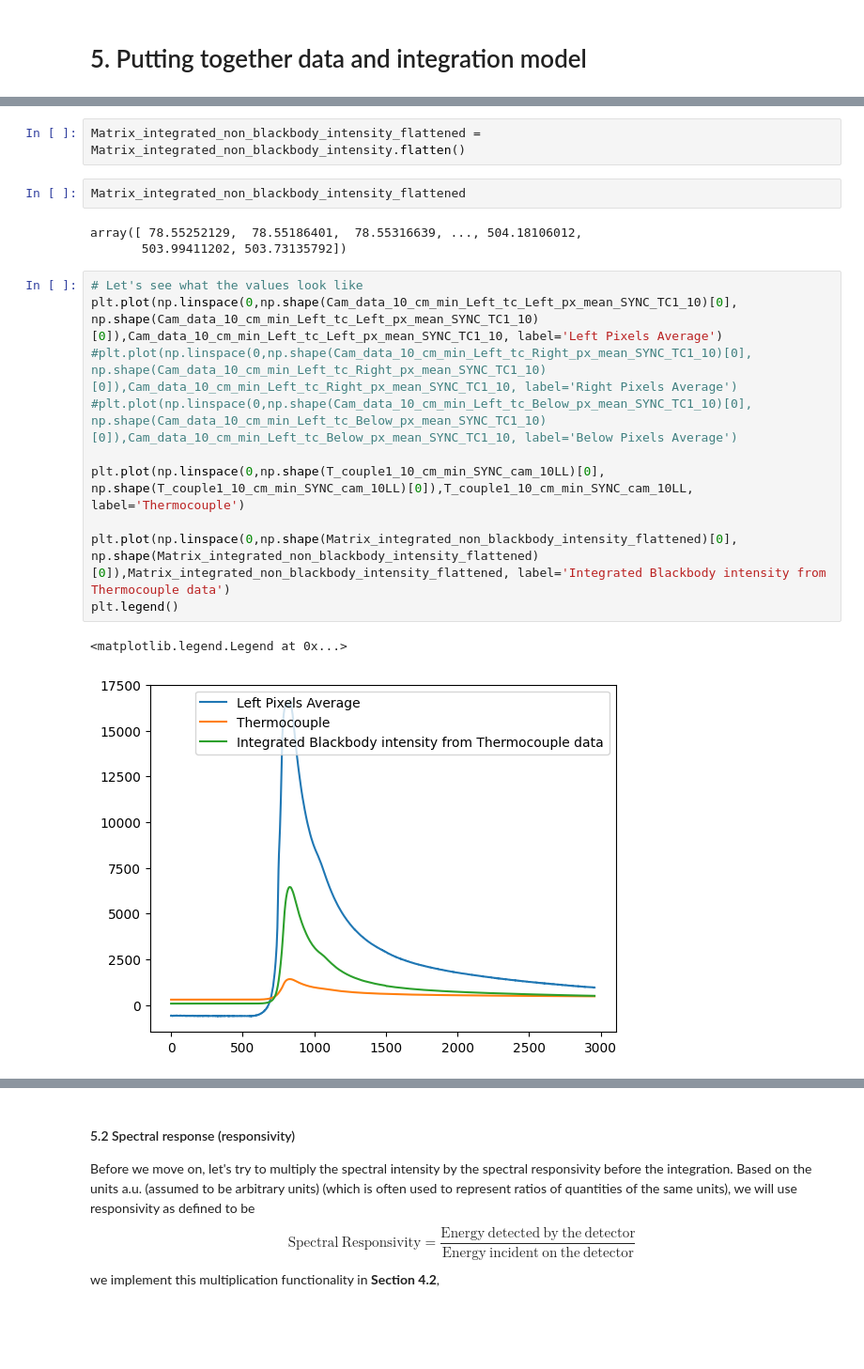
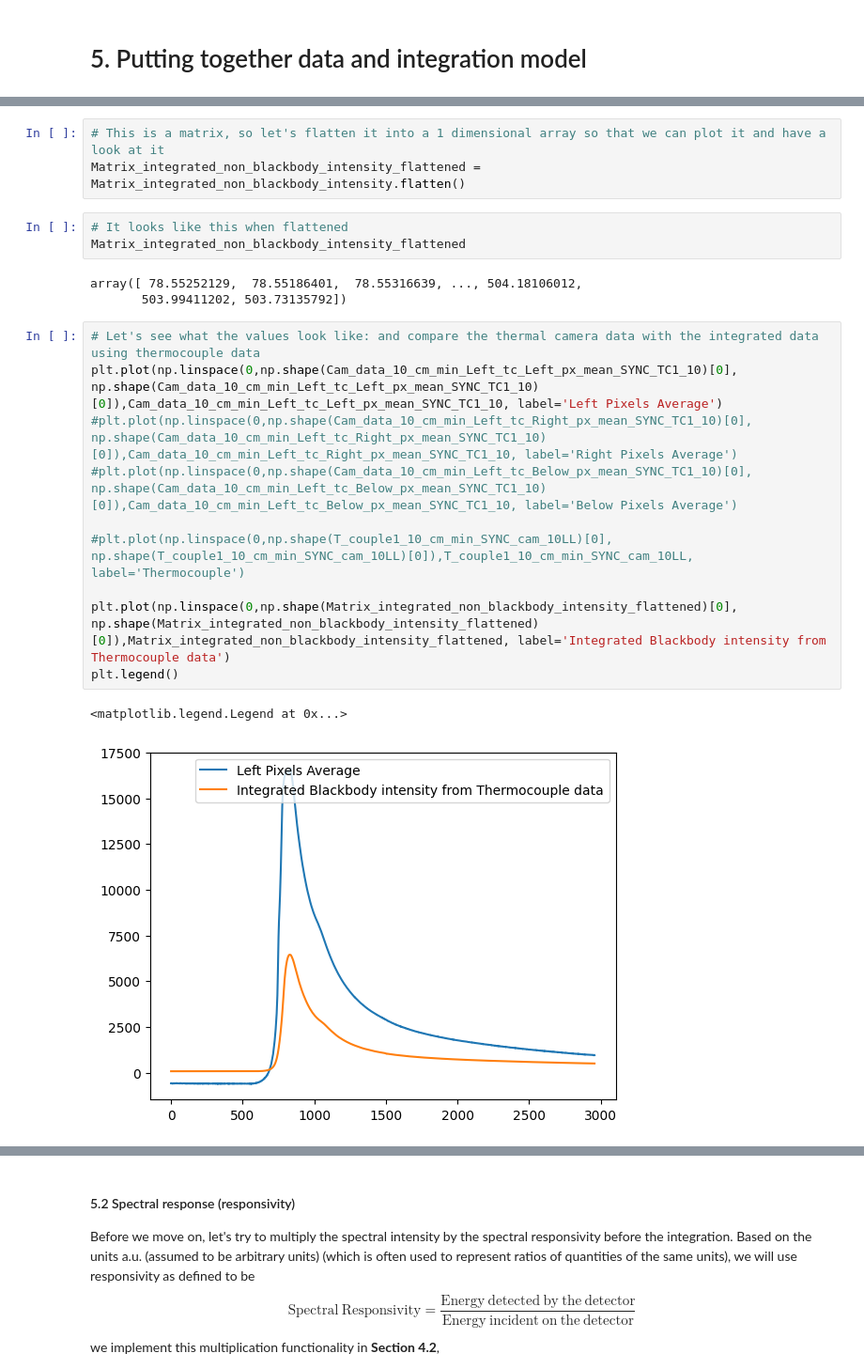
Before and after one commit to KaushalTimilsina/ResearchProject, a Jupyter notebook: Integration.ipynb, the cells around one changed output, grey strips where cells are left out. Shown at 94% size. Cells and saved outputs as stored; diff of their text form; blank space fills up the shorter version.

```diff
--- a/Integration.ipynb
+++ b/Integration.ipynb
@@ -4179,23 +4203,25 @@ array([[ 78.55252129],
        [503.99411202],
        [503.73135792]])
 # %%
+# This is a matrix, so let's flatten it into a 1 dimensional array so that we can plot it and have a look at it
 Matrix_integrated_non_blackbody_intensity_flattened = Matrix_integrated_non_blackbody_intensity.flatten()
 # %%
+# It looks like this when flattened
 Matrix_integrated_non_blackbody_intensity_flattened
 # %% [output]
 array([ 78.55252129,  78.55186401,  78.55316639, ..., 504.18106012,
        503.99411202, 503.73135792])
 # %%
-# Let's see what the values look like
+# Let's see what the values look like: and compare the thermal camera data with the integrated data using thermocouple data
 plt.plot(np.linspace(0,np.shape(Cam_data_10_cm_min_Left_tc_Left_px_mean_SYNC_TC1_10)[0], np.shape(Cam_data_10_cm_min_Left_tc_Left_px_mean_SYNC_TC1_10)[0]),Cam_data_10_cm_min_Left_tc_Left_px_mean_SYNC_TC1_10, label='Left Pixels Average')
 #plt.plot(np.linspace(0,np.shape(Cam_data_10_cm_min_Left_tc_Right_px_mean_SYNC_TC1_10)[0], np.shape(Cam_data_10_cm_min_Left_tc_Right_px_mean_SYNC_TC1_10)[0]),Cam_data_10_cm_min_Left_tc_Right_px_mean_SYNC_TC1_10, label='Right Pixels Average')
 #plt.plot(np.linspace(0,np.shape(Cam_data_10_cm_min_Left_tc_Below_px_mean_SYNC_TC1_10)[0], np.shape(Cam_data_10_cm_min_Left_tc_Below_px_mean_SYNC_TC1_10)[0]),Cam_data_10_cm_min_Left_tc_Below_px_mean_SYNC_TC1_10, label='Below Pixels Average')
 
-plt.plot(np.linspace(0,np.shape(T_couple1_10_cm_min_SYNC_cam_10LL)[0], np.shape(T_couple1_10_cm_min_SYNC_cam_10LL)[0]),T_couple1_10_cm_min_SYNC_cam_10LL, label='Thermocouple')
+#plt.plot(np.linspace(0,np.shape(T_couple1_10_cm_min_SYNC_cam_10LL)[0], np.shape(T_couple1_10_cm_min_SYNC_cam_10LL)[0]),T_couple1_10_cm_min_SYNC_cam_10LL, label='Thermocouple')
 
 plt.plot(np.linspace(0,np.shape(Matrix_integrated_non_blackbody_intensity_flattened)[0], np.shape(Matrix_integrated_non_blackbody_intensity_flattened)[0]),Matrix_integrated_non_blackbody_intensity_flattened, label='Integrated Blackbody intensity from Thermocouple data')
 plt.legend()
 # %% [output]
 <matplotlib.legend.Legend at 0x...>
-[figure, old version]
+[figure, new version]
 # %%
```
Also changed, not shown: parts of 69 cells of this notebook.
